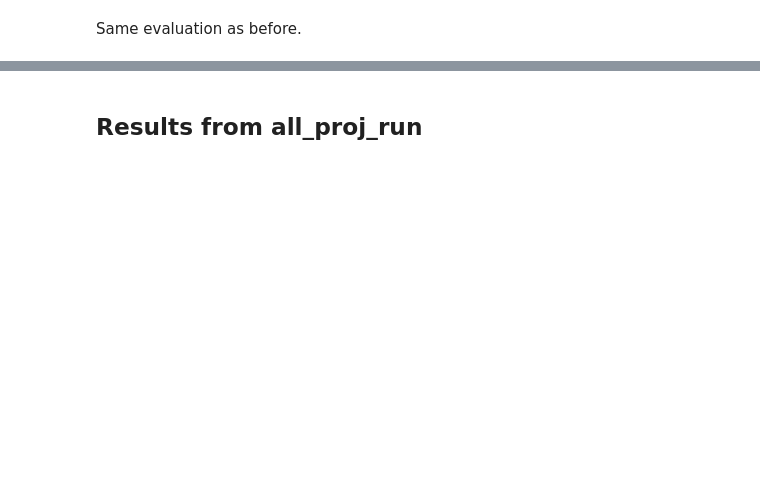
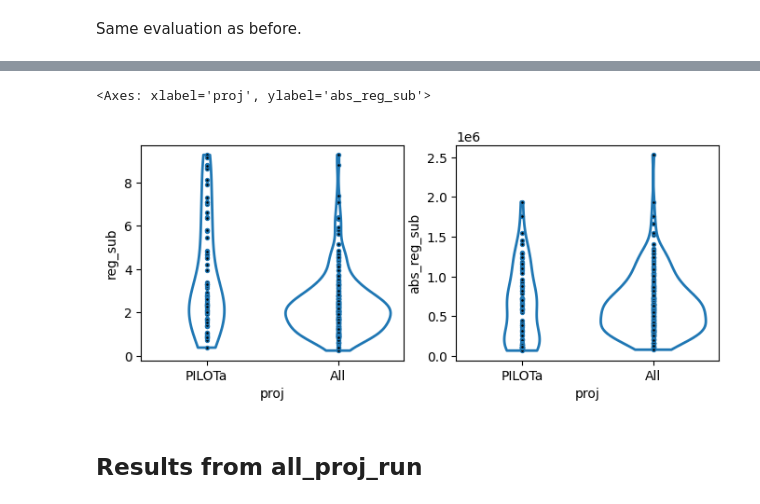
Before and after one commit to danotice/supervised-DR-for-ASP, a Jupyter notebook: Simple Analysis.ipynb, the cells around one changed output, grey strips where cells are left out. Cells and saved outputs as stored; diff of their text form; code cells hidden in the pictures; blank space fills up the shorter version.

```diff
--- a/Simple Analysis.ipynb
+++ b/Simple Analysis.ipynb
@@ -177,3 +285,26 @@ sns.violinplot(
+# %%
+plt.subplots(1,2, figsize=(8,3))
+
+plt.subplot(1,2,1)
+sns.violinplot(
+    data = regretDF, y='reg_sub', x='proj',
+    inner='point',
+    cut=0, density_norm='count',
+    fill=False, linewidth=2,
+    inner_kws={'s':8, 'color': 'black'}
+)
+
+plt.subplot(1,2,2)
+sns.violinplot(
+    data = regretDF, y='abs_reg_sub', x='proj',
+    inner='point',
+    cut=0, density_norm='count',
+    fill=False, linewidth=2,
+    inner_kws={'s':8, 'color': 'black'}
+)
+# %% [output]
+<Axes: xlabel='proj', ylabel='abs_reg_sub'>
+[figure, added]
 # %% [markdown]
 ## Results from all_proj_run
 # %%
```
Also changed, not shown: parts of 13 cells of this notebook, 1 other file.
